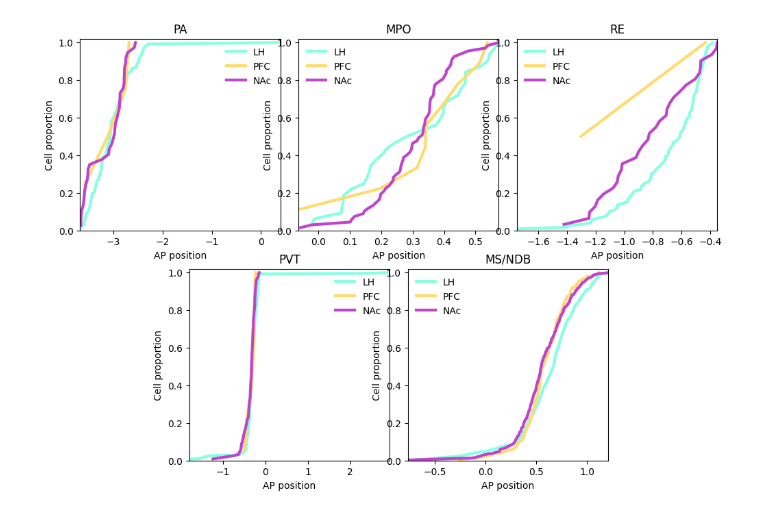
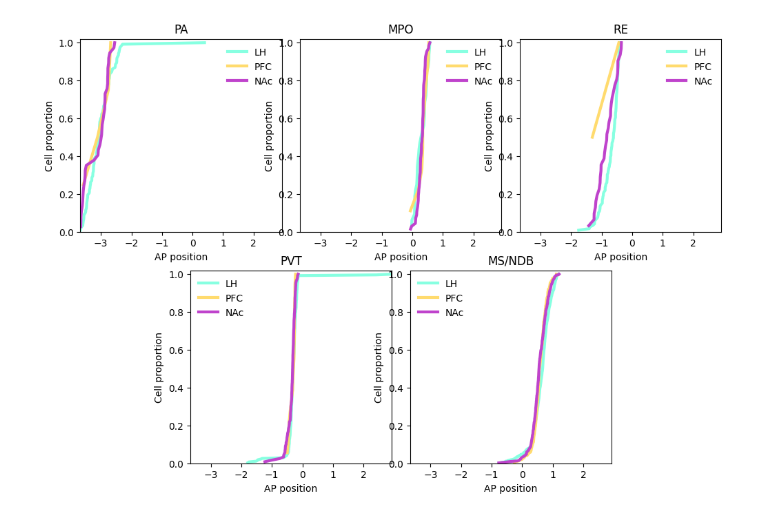
Before and after one commit to EkinAluf/ExampleNeuroDatasets, a Jupyter notebook: BiasedConnectivityVentralSubiculum/figure_2d_graph.ipynb, the cells around one changed output. Drawn from its saved outputs; the diff is of its cells as text; code cells hidden in the pictures.

```diff
--- a/BiasedConnectivityVentralSubiculum/figure_2d_graph.ipynb
+++ b/BiasedConnectivityVentralSubiculum/figure_2d_graph.ipynb
@@ -170,6 +170,9 @@ y_nac_ms_ndb = np.arange(1, len(x_nac_ms_ndb) + 1) / len(x_nac_ms_ndb)
 y_pfc_ms_ndb = np.arange(1, len(x_pfc_ms_ndb) + 1) / len(x_pfc_ms_ndb)
 # %%
 # make 5 subplots
+
+global_min_ap = np.min([min_ap_re, min_ap_pa, min_ap_mpo, min_ap_pvt, min_ap_ms_ndb])
+global_max_ap = np.max([max_ap_re, max_ap_pa, max_ap_mpo, max_ap_pvt, max_ap_ms_ndb])
 
 fig = plt.figure(figsize=(12, 8))
 spec = mpl.gridspec.GridSpec(ncols=6, nrows=2, figure=fig)
@@ -188,7 +191,7 @@ RE_fig.plot(x_nac_re, y_nac_re, color=NAc_color, linewidth=3, label="NAc")
 
 RE_fig.set_xlabel("AP position")
 RE_fig.set_ylabel("Cell proportion")
-RE_fig.set_xlim(min_ap_re, max_ap_re)
+RE_fig.set_xlim(global_min_ap, global_max_ap)
 RE_fig.set_ylim(0, 1.02)
 RE_fig.legend(frameon=False)
 RE_fig.set_title("RE")
@@ -201,7 +204,7 @@ PA_fig.plot(x_nac_pa, y_nac_pa, color=NAc_color, linewidth=3, label="NAc")
 
 PA_fig.set_xlabel("AP position")
 PA_fig.set_ylabel("Cell proportion")
-PA_fig.set_xlim(min_ap_pa, max_ap_pa)
+PA_fig.set_xlim(global_min_ap, global_max_ap)
 PA_fig.set_ylim(0, 1.02)
 PA_fig.legend(frameon=False)
 PA_fig.set_title("PA")
@@ -214,37 +217,37 @@ MPO_fig.plot(x_nac_mpo, y_nac_mpo, color=NAc_color, linewidth=3, label="NAc")
 
 MPO_fig.set_xlabel("AP position")
 MPO_fig.set_ylabel("Cell proportion")
-MPO_fig.set_xlim(min_ap_mpo, max_ap_mpo)
+MPO_fig.set_xlim(global_min_ap, global_max_ap)
 MPO_fig.set_ylim(0, 1.02)
 MPO_fig.legend(frameon=False)
 MPO_fig.set_title("MPO")
 
 # plot PVT
 
 PVT_fig.plot(x_lh_pvt, y_lh_pvt, color=LH_color, linewidth=3, label="LH")
 PVT_fig.plot(x_pfc_pvt, y_pfc_pvt, color=PFC_color, linewidth=3, label="PFC")
 PVT_fig.plot(x_nac_pvt, y_nac_pvt, color=NAc_color, linewidth=3, label="NAc")
 
 PVT_fig.set_xlabel("AP position")
 PVT_fig.set_ylabel("Cell proportion")
-PVT_fig.set_xlim(min_ap_pvt, max_ap_pvt)
+PVT_fig.set_xlim(global_min_ap, global_max_ap)
 PVT_fig.set_ylim(0, 1.02)
 PVT_fig.legend(frameon=False)
 PVT_fig.set_title("PVT")
 
 # plot MS + NDB
 
 MS_NDB_fig.plot(x_lh_ms_ndb, y_lh_ms_ndb, color=LH_color, linewidth=3, label="LH")
 MS_NDB_fig.plot(x_pfc_ms_ndb, y_pfc_ms_ndb, color=PFC_color, linewidth=3, label="PFC")
 MS_NDB_fig.plot(x_nac_ms_ndb, y_nac_ms_ndb, color=NAc_color, linewidth=3, label="NAc")
 
 MS_NDB_fig.set_xlabel("AP position")
 MS_NDB_fig.set_ylabel("Cell proportion")
-MS_NDB_fig.set_xlim(min_ap_ms_ndb, max_ap_ms_ndb)
+MS_NDB_fig.set_xlim(global_min_ap, global_max_ap)
 MS_NDB_fig.set_ylim(0, 1.02)
 MS_NDB_fig.legend(frameon=False)
 MS_NDB_fig.set_title("MS/NDB")
 
 plt.show()
 # %% [output]
-[figure, old version]
+[figure, new version]
```
